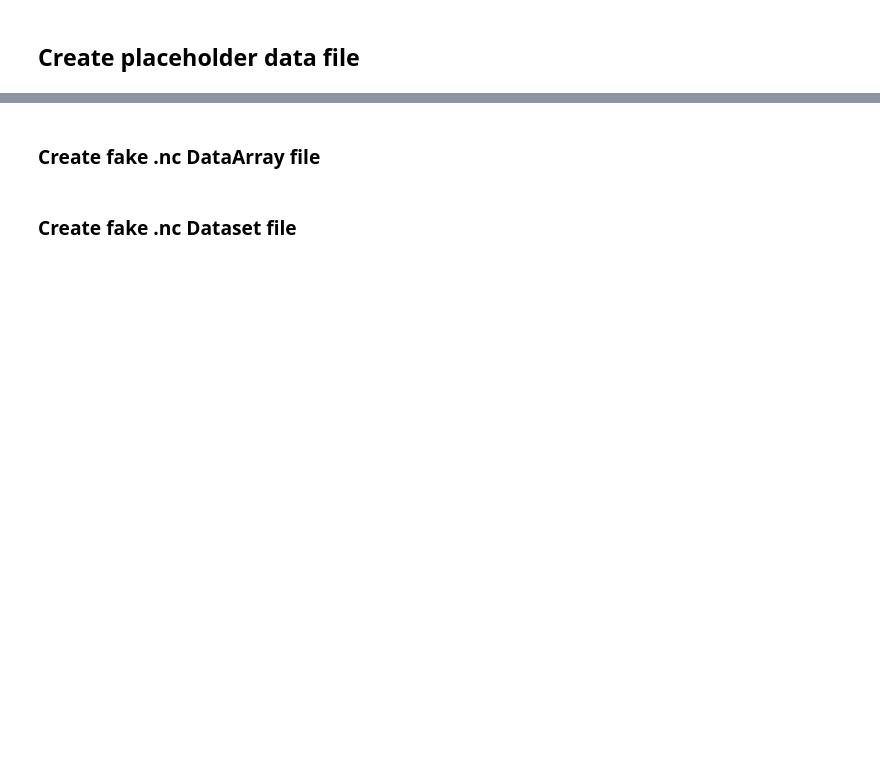
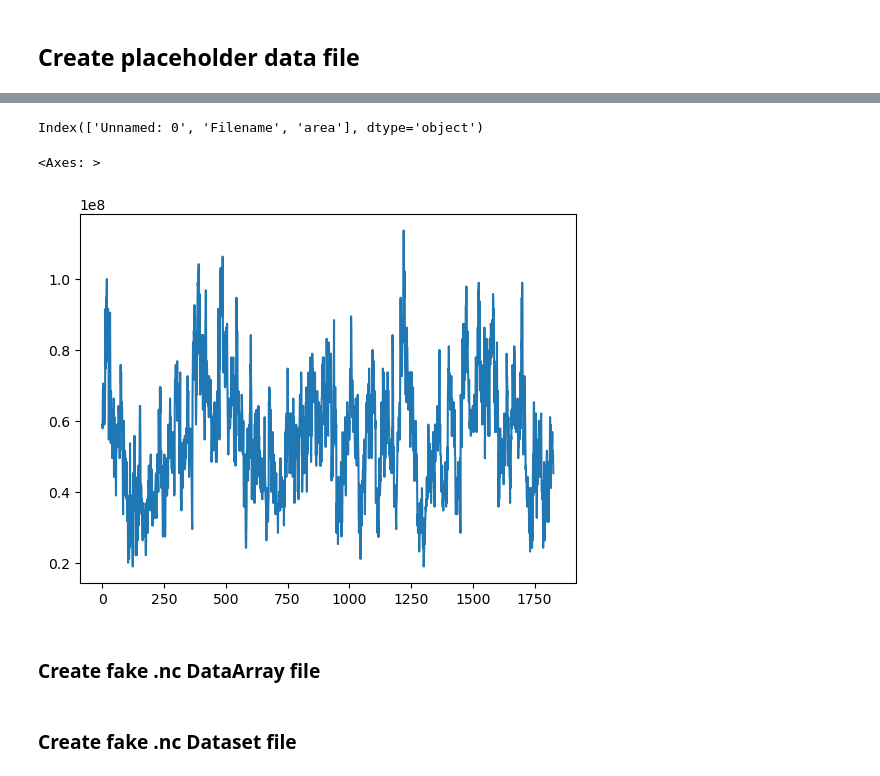
Before and after one commit to ascheliga/neuralhydrology, a Jupyter notebook: cygnss_models/adding_data/custom_dataset.ipynb, the cells around one changed output, grey strips where cells are left out. Cells and saved outputs as stored; diff of their text form; code cells hidden in the pictures; blank space fills up the shorter version.

```diff
--- a/cygnss_models/adding_data/custom_dataset.ipynb
+++ b/cygnss_models/adding_data/custom_dataset.ipynb
@@ -183,3 +241,6 @@ start_date = datetime.datetime(year=1980,month=10,day=1)
 stop_date = datetime.datetime(year=2008,month=9,day=30)
 date_idx = pd.date_range(start=start_date, end = stop_date)
 t_n = len(date_idx)
+# %%
+test = pd.read_csv('/global/home/users/ann_scheliga/scratch/CYGNSS_daily/time_series/'+'test_02235200.csv',index_col = 0)
+test.head()
@@ -186,3 +254,12 @@ t_n = len(date_idx)
+# %%
+test.columns
+# %% [output]
+Index(['Unnamed: 0', 'Filename', 'area'], dtype='object')
+# %%
+test['area'].plot()
+# %% [output]
+<Axes: >
+[figure, added]
 # %% [markdown]
 ### Create fake .nc DataArray file
 # %%
```
Also changed, not shown: parts of 21 cells of this notebook, 2 other files.
